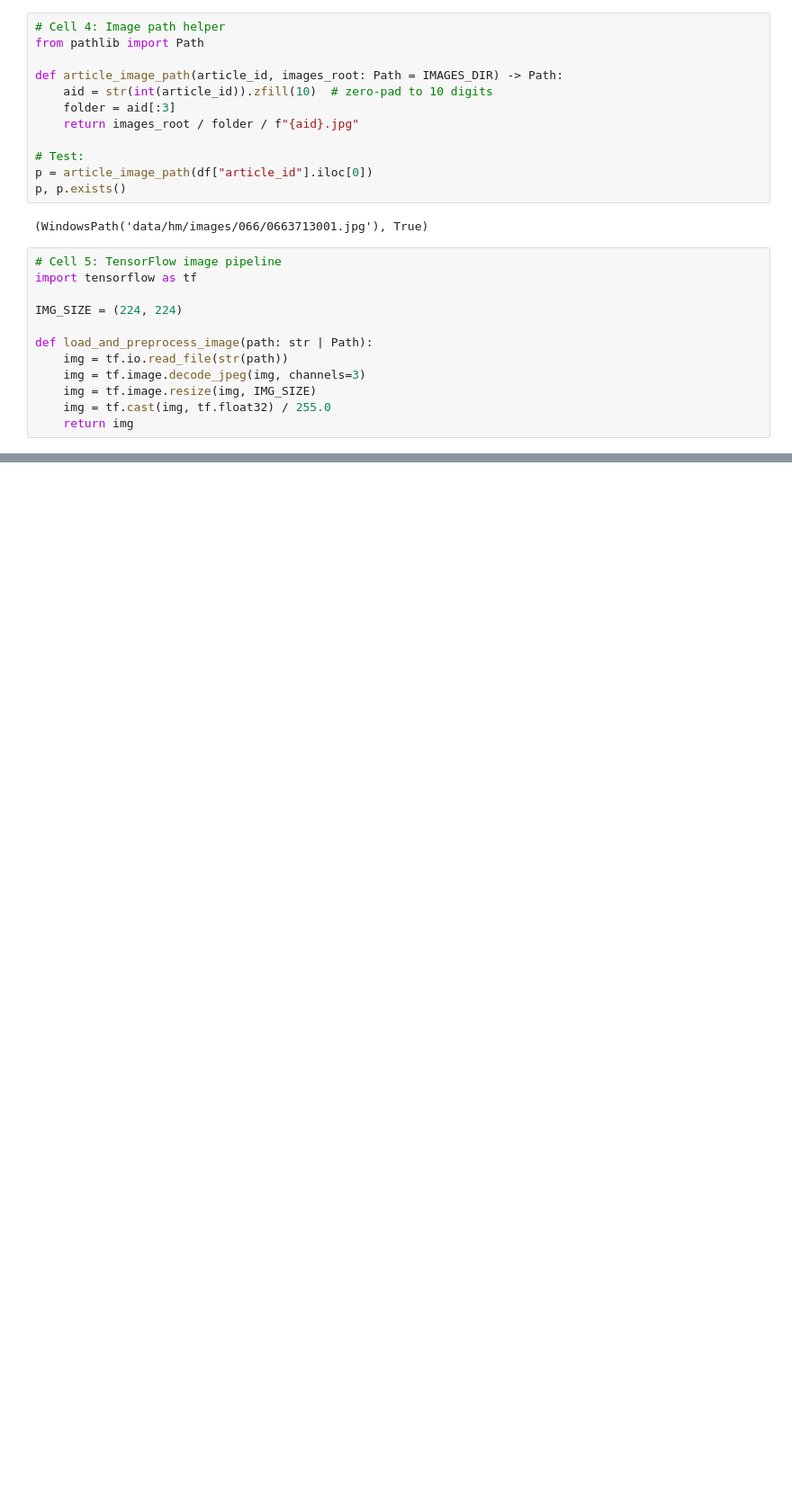
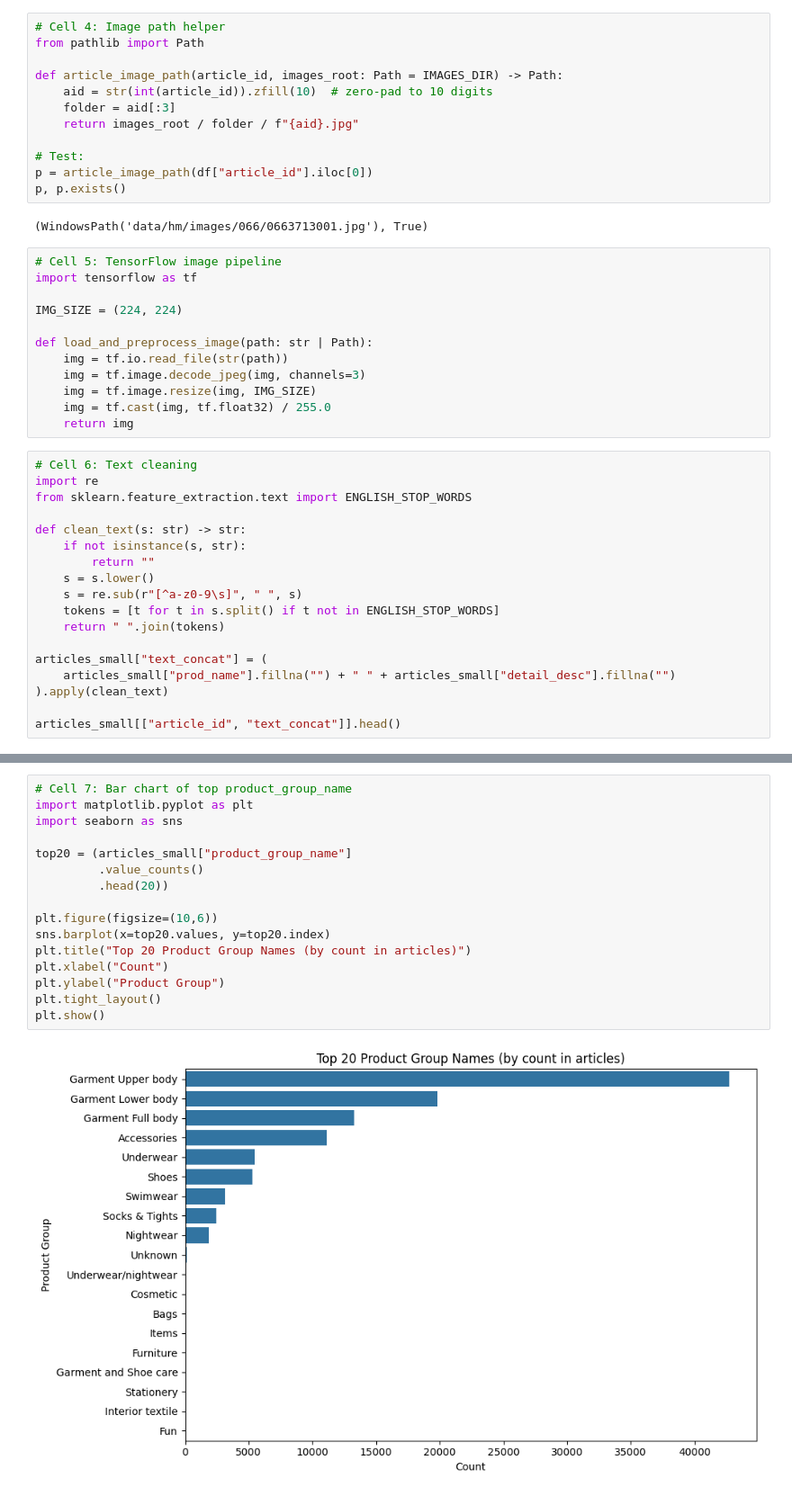
Before and after one commit to Ekansh-lamba/Ai_Powered_Fashion_Trend_analysis, a Jupyter notebook: hm_trend.ipynb, the cells around one changed output, grey strips where cells are left out. Shown at 90% size. Drawn from its saved outputs; the diff is of its cells as text; blank space fills up the shorter version.

```diff
--- a/hm_trend.ipynb
+++ b/hm_trend.ipynb
@@ -121,3 +121,21 @@ def load_and_preprocess_image(path: str | Path):
     img = tf.image.resize(img, IMG_SIZE)
     img = tf.cast(img, tf.float32) / 255.0
     return img
+# %%
+# Cell 6: Text cleaning
+import re
+from sklearn.feature_extraction.text import ENGLISH_STOP_WORDS
+
+def clean_text(s: str) -> str:
+    if not isinstance(s, str):
+        return ""
+    s = s.lower()
+    s = re.sub(r"[^a-z0-9\s]", " ", s)
+    tokens = [t for t in s.split() if t not in ENGLISH_STOP_WORDS]
+    return " ".join(tokens)
+
+articles_small["text_concat"] = (
+    articles_small["prod_name"].fillna("") + " " + articles_small["detail_desc"].fillna("")
+).apply(clean_text)
+
+articles_small[["article_id", "text_concat"]].head()
@@ -123,0 +149,18 @@ def load_and_preprocess_image(path: str | Path):
+# %%
+# Cell 7: Bar chart of top product_group_name
+import matplotlib.pyplot as plt
+import seaborn as sns
+
+top20 = (articles_small["product_group_name"]
+         .value_counts()
+         .head(20))
+
+plt.figure(figsize=(10,6))
+sns.barplot(x=top20.values, y=top20.index)
+plt.title("Top 20 Product Group Names (by count in articles)")
+plt.xlabel("Count")
+plt.ylabel("Product Group")
+plt.tight_layout()
+plt.show()
+# %% [output]
+[figure, added]
```
Also changed, not shown: parts of 15 cells of this notebook, 7 other files.
